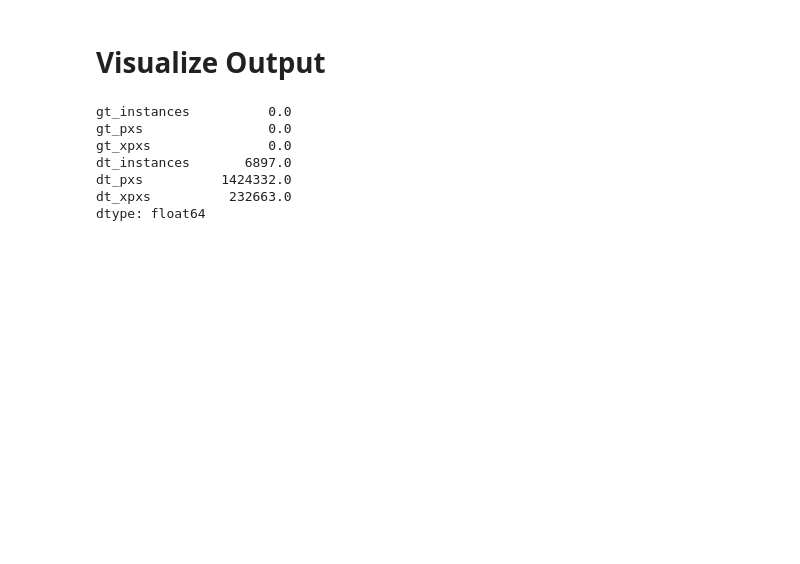
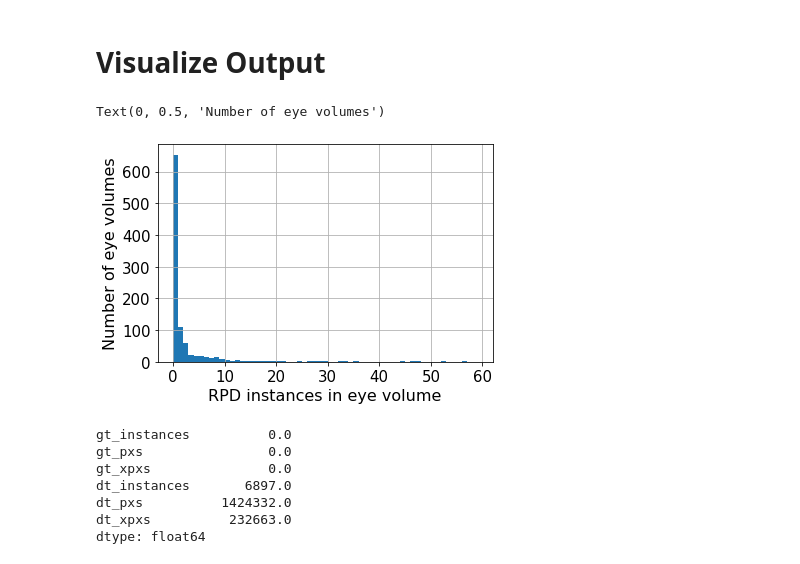
Before and after one commit to uw-biomedical-ml/detectron2-rpd-yb, a Jupyter notebook: runEnsemble.ipynb, the cells around one changed output. Cells and saved outputs as stored; diff of their text form; code cells hidden in the pictures; blank space fills up the shorter version.

```diff
--- a/runEnsemble.ipynb
+++ b/runEnsemble.ipynb
@@ -275,0 +260,7 @@ vis.output_to_pdf(ImgIds,out_file)
+# %%
+RPDplt.dfpts.dt_instances.hist(bins=range(0,60,1),log=False)
+plt.xlabel('RPD instances in eye volume')
+plt.ylabel('Number of eye volumes')
+# %% [output]
+Text(0, 0.5, 'Number of eye volumes')
+[figure, added]
```
Also changed, not shown: parts of 8 cells of this notebook, 3 other files.
